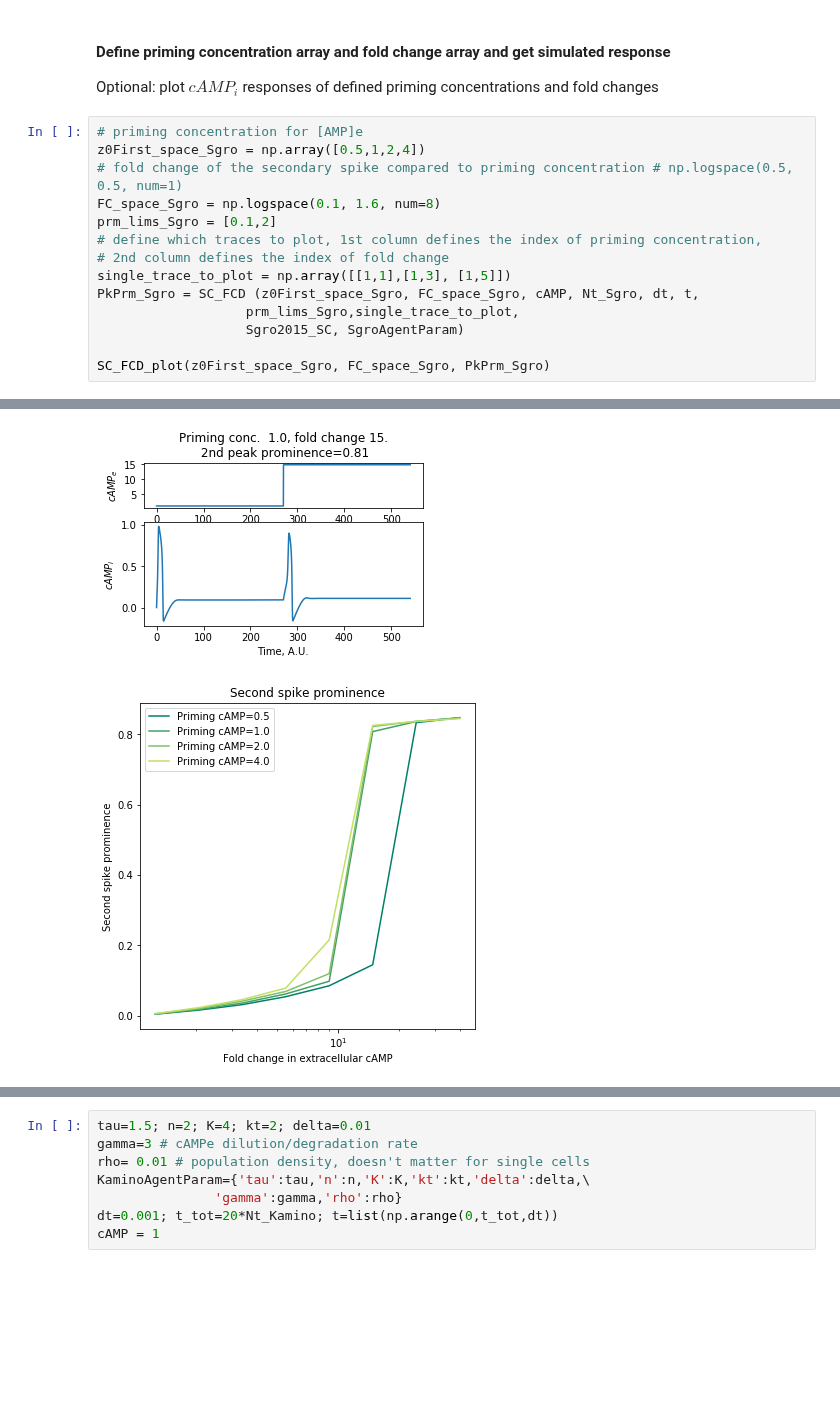
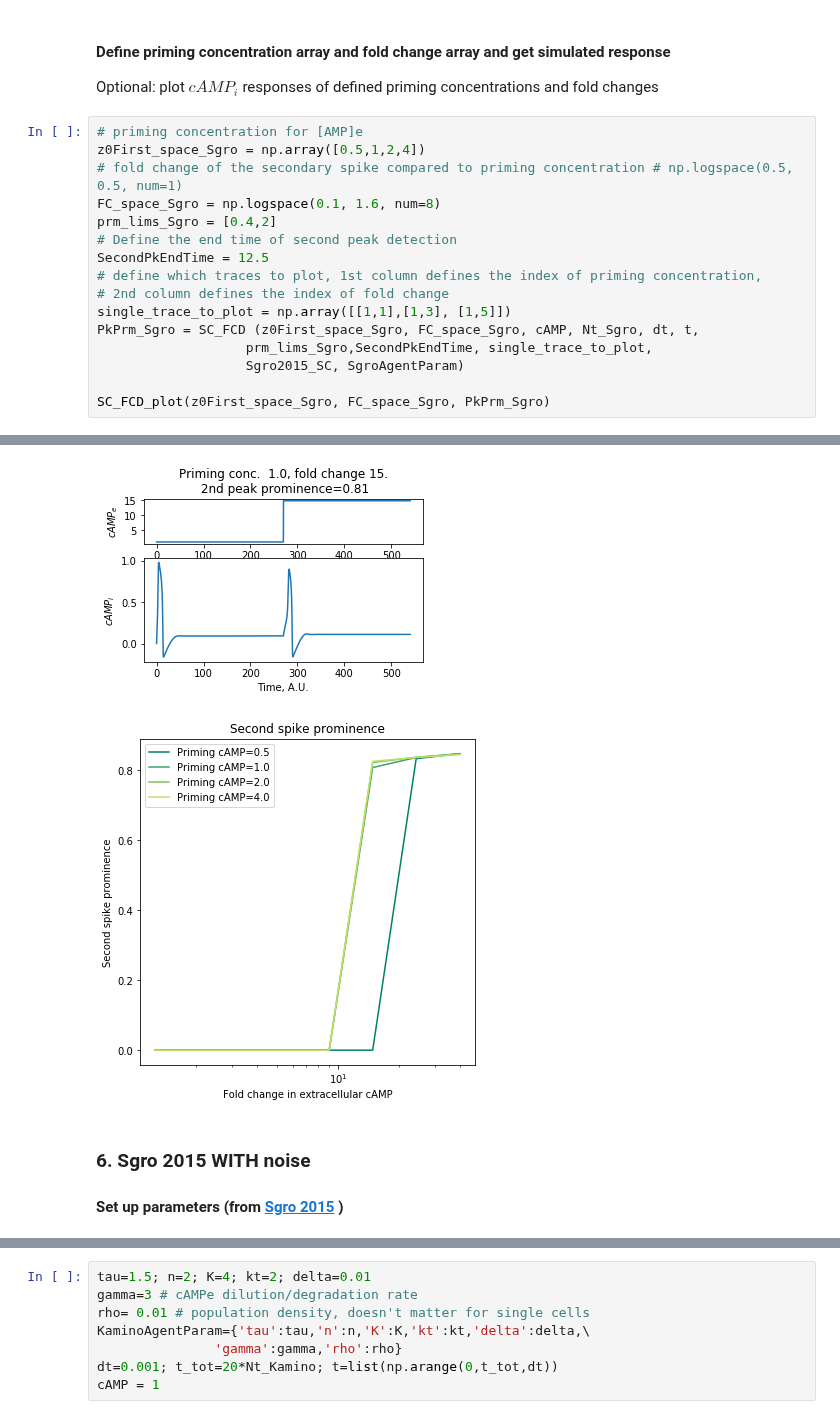
Before and after one commit to sgrolab/dictymodels, a Jupyter notebook: Python agent models/SC_FCD.ipynb, the cells around one changed output, grey strips where cells are left out. Drawn from its saved outputs; the diff is of its cells as text; blank space fills up the shorter version.

Commit message:
Added all Single cell features of Jupyter Notebook.

```diff
--- a/Python agent models/SC_FCD.ipynb
+++ b/Python agent models/SC_FCD.ipynb
@@ -162,12 +166,14 @@ Optional: plot $cAMP_{i}$ responses of defined priming concentrations and fold c
 z0First_space_Sgro = np.array([0.5,1,2,4])
 # fold change of the secondary spike compared to priming concentration # np.logspace(0.5, 0.5, num=1)
 FC_space_Sgro = np.logspace(0.1, 1.6, num=8)
-prm_lims_Sgro = [0.1,2]
+prm_lims_Sgro = [0.4,2]
+# Define the end time of second peak detection
+SecondPkEndTime = 12.5
 # define which traces to plot, 1st column defines the index of priming concentration,
 # 2nd column defines the index of fold change
 single_trace_to_plot = np.array([[1,1],[1,3], [1,5]])
 PkPrm_Sgro = SC_FCD (z0First_space_Sgro, FC_space_Sgro, cAMP, Nt_Sgro, dt, t,
-                   prm_lims_Sgro,single_trace_to_plot,
+                   prm_lims_Sgro,SecondPkEndTime, single_trace_to_plot,
                    Sgro2015_SC, SgroAgentParam)
 
 SC_FCD_plot(z0First_space_Sgro, FC_space_Sgro, PkPrm_Sgro)
@@ -177,2 +183,5 @@ SC_FCD_plot(z0First_space_Sgro, FC_space_Sgro, PkPrm_Sgro)
 [figure]
-[figure, old version]
+[figure, new version]
+# %% [markdown]
+### 6. Sgro 2015 WITH noise
+#### Set up parameters (from [Sgro 2015](https://www.embopress.org/doi/full/10.15252/msb.20145352) )
```
Also changed, not shown: parts of 13 cells of this notebook, 6 other files.
